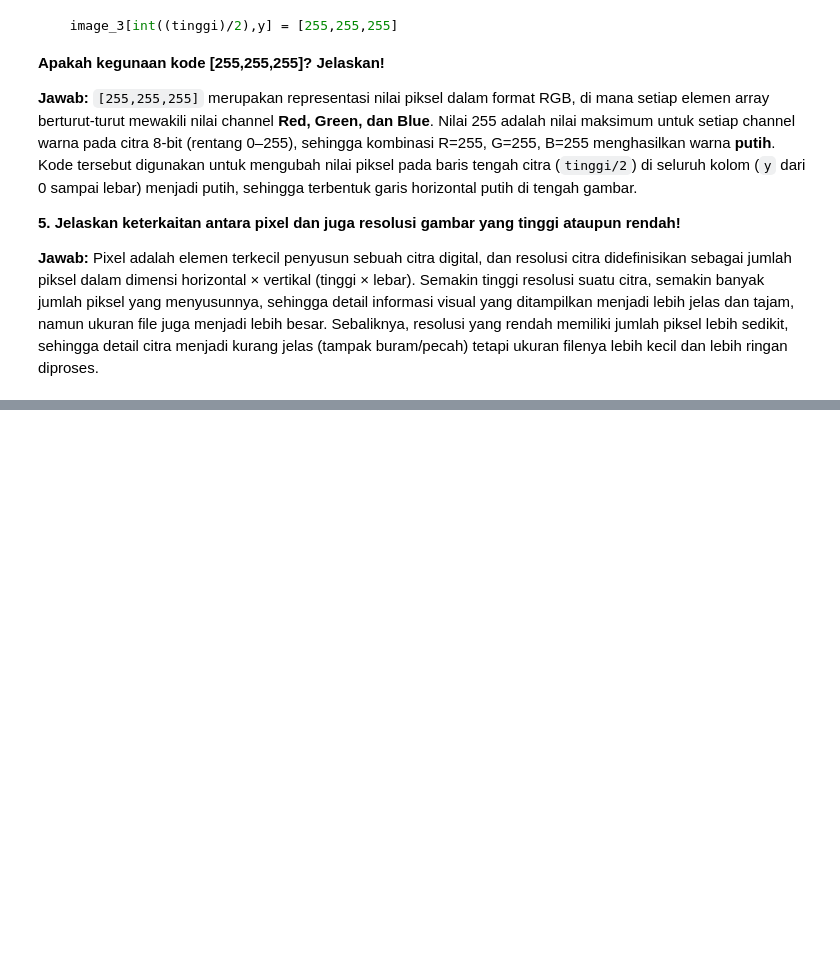
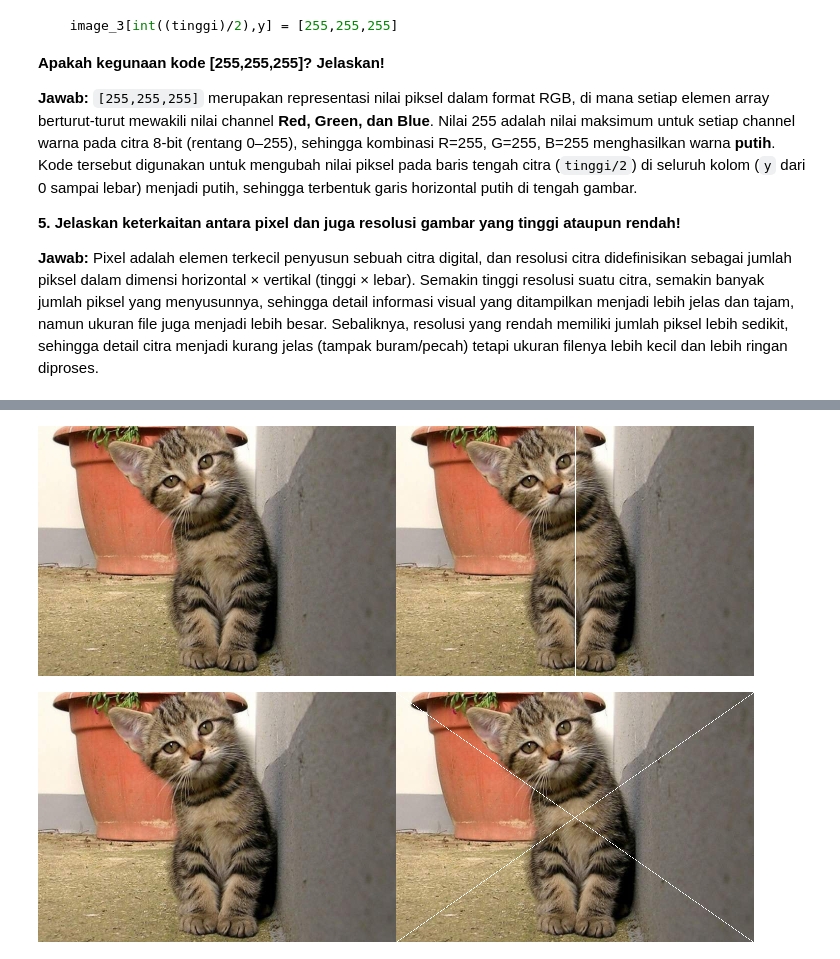
Before and after one commit to Mufliha-Hafsyah/PCVK_Ganjil_2026, a Jupyter notebook: latihan_integrasi.ipynb, the cells around one changed output, grey strips where cells are left out. Drawn from its saved outputs; the diff is of its cells as text; code cells hidden in the pictures; blank space fills up the shorter version.

Commit message:
feat: menambahkan garis vertikal dan diagonal menyilang pada image

```diff
--- a/latihan_integrasi.ipynb
+++ b/latihan_integrasi.ipynb
@@ -140,0 +149,24 @@ Pixel adalah elemen terkecil penyusun sebuah citra digital, dan resolusi citra d
+# %%
+image_4 = cv.cvtColor(image, cv.COLOR_BGR2RGB)
+
+image_4 = cv.cvtColor(image, cv.COLOR_BGR2RGB)
+
+# membuat garis vertikal ditengah image
+for x in range(tinggi):
+  image_4[x, int((lebar)/2)] = [255,255,255]
+
+final_frame = cv.hconcat((image_2, image_4))
+cv2_imshow(final_frame)
+
+image_5 = cv.cvtColor(image, cv.COLOR_BGR2RGB)
+
+# membuat garis diagonal menyilang (kiri atas -> kanan bawah, dan kanan atas -> kiri bawah)
+for i in range(min(tinggi, lebar)):
+  image_5[int(i * tinggi/min(tinggi,lebar)), int(i * lebar/min(tinggi,lebar))] = [255,255,255]
+  image_5[int(i * tinggi/min(tinggi,lebar)), lebar - 1 - int(i * lebar/min(tinggi,lebar))] = [255,255,255]
+
+final_frame2 = cv.hconcat((image_2, image_5))
+cv2_imshow(final_frame2)
+# %% [output]
+[figure, added]
+[figure, added]
```
Also changed, not shown: parts of 1 cell of this notebook.
